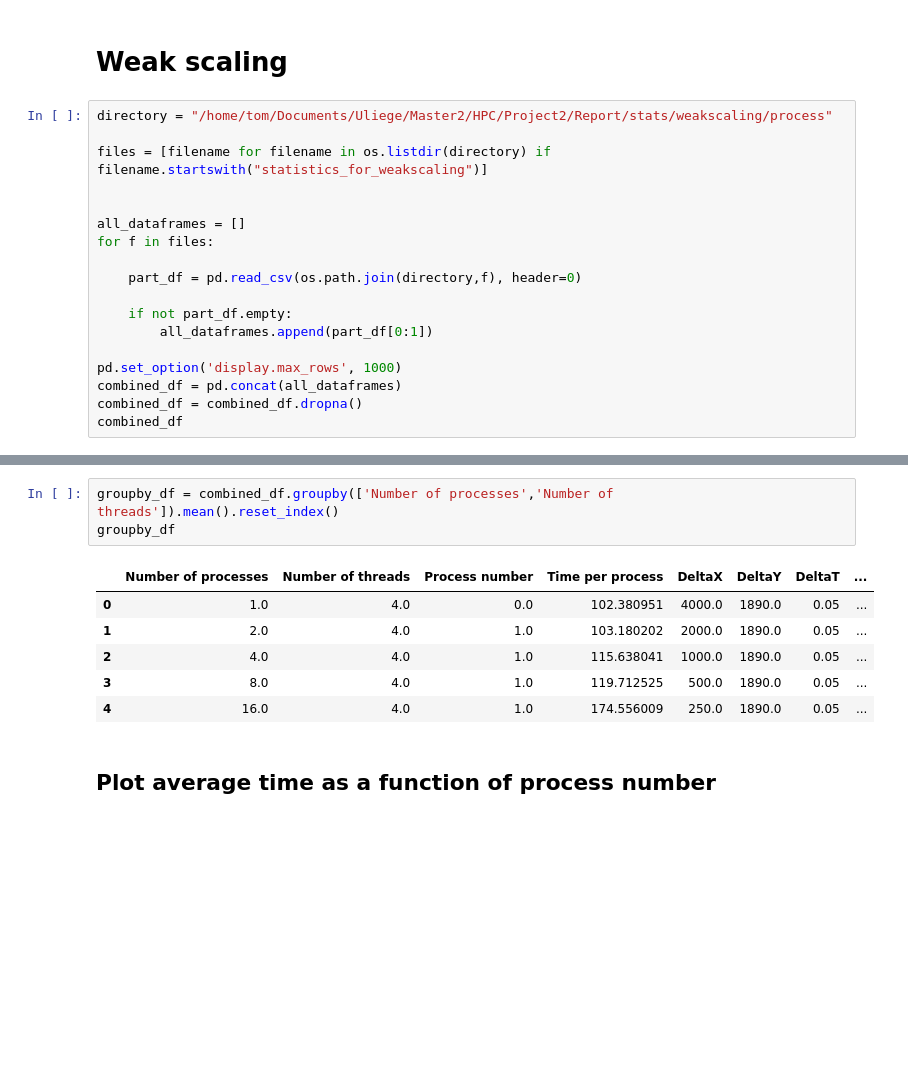
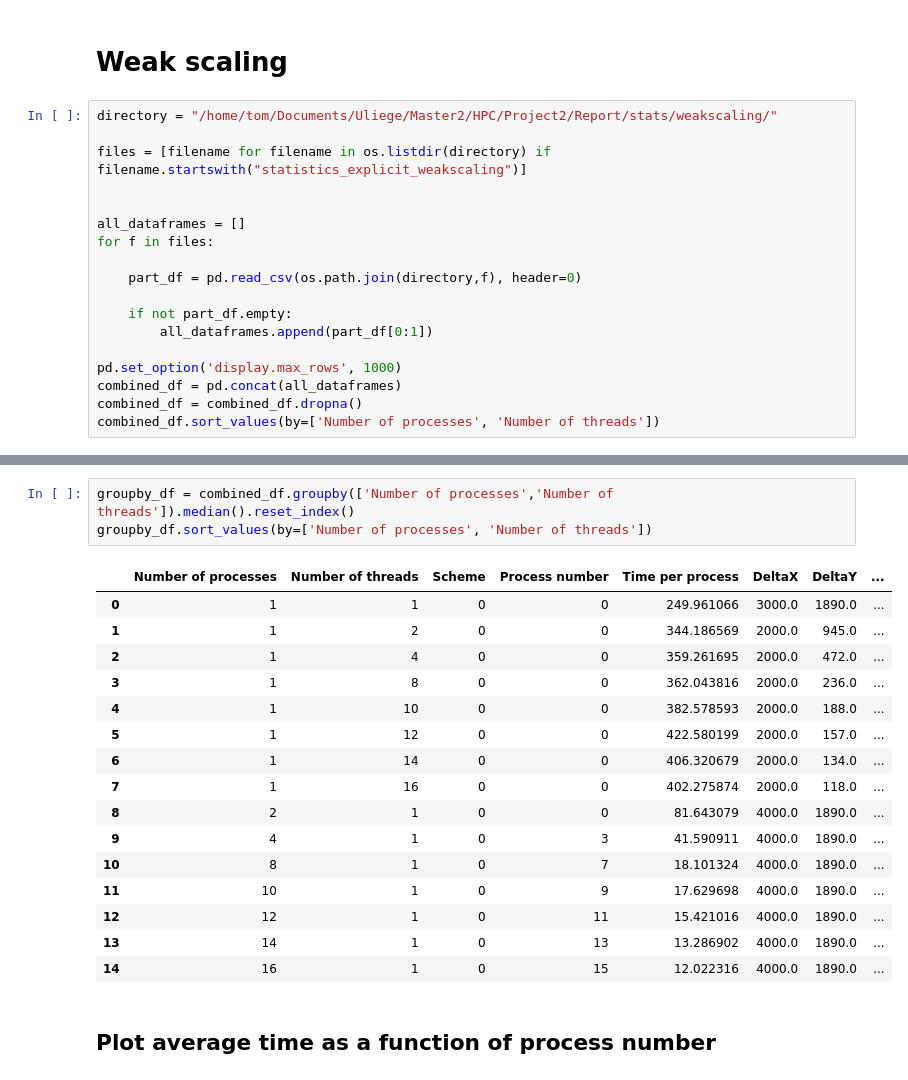
Before and after one commit to tcrasset/Wave-propagation, a Jupyter notebook: Scripts/plot.ipynb, the cells around one changed output, grey strips where cells are left out. Drawn from its saved outputs; the diff is of its cells as text; blank space fills up the shorter version.

```diff
--- a/Scripts/plot.ipynb
+++ b/Scripts/plot.ipynb
@@ -328,9 +184,9 @@ fig_speedup.savefig("Speedup_threads_processes_detail.svg")
 # %% [markdown]
 # Weak scaling
 # %%
-directory = "/home/tom/Documents/Uliege/Master2/HPC/Project2/Report/stats/weakscaling/process"
+directory = "/home/tom/Documents/Uliege/Master2/HPC/Project2/Report/stats/weakscaling/"
 
-files = [filename for filename in os.listdir(directory) if filename.startswith("statistics_for_weakscaling")]
+files = [filename for filename in os.listdir(directory) if filename.startswith("statistics_explicit_weakscaling")]
 
 
 all_dataframes = []
@@ -344,6 +200,6 @@ for f in files:
 pd.set_option('display.max_rows', 1000)
 combined_df = pd.concat(all_dataframes)
 combined_df = combined_df.dropna()
-combined_df
+combined_df.sort_values(by=['Number of processes', 'Number of threads'])
 # %% [output]
 |  | Scheme | Process number | Number of processes | Number of threads | Time per process | DeltaX | DeltaY | ... |
@@ -366,13 +222,23 @@ combined_df
 # %%
-groupby_df = combined_df.groupby(['Number of processes','Number of threads']).mean().reset_index()
-groupby_df
+groupby_df = combined_df.groupby(['Number of processes','Number of threads']).median().reset_index()
+groupby_df.sort_values(by=['Number of processes', 'Number of threads'])
 # %% [output]
-|  | Number of processes | Number of threads | Process number | Time per process | DeltaX | DeltaY | DeltaT | ... |
-| 0 | 1.0 | 4.0 | 0.0 | 102.380951 | 4000.0 | 1890.0 | 0.05 | ... |
-| 1 | 2.0 | 4.0 | 1.0 | 103.180202 | 2000.0 | 1890.0 | 0.05 | ... |
-| 2 | 4.0 | 4.0 | 1.0 | 115.638041 | 1000.0 | 1890.0 | 0.05 | ... |
-| 3 | 8.0 | 4.0 | 1.0 | 119.712525 | 500.0 | 1890.0 | 0.05 | ... |
-| 4 | 16.0 | 4.0 | 1.0 | 174.556009 | 250.0 | 1890.0 | 0.05 | ... |
+|  | Number of processes | Number of threads | Scheme | Process number | Time per process | DeltaX | DeltaY | ... |
+| 0 | 1 | 1 | 0 | 0 | 249.961066 | 3000.0 | 1890.0 | ... |
+| 1 | 1 | 2 | 0 | 0 | 344.186569 | 2000.0 | 945.0 | ... |
+| 2 | 1 | 4 | 0 | 0 | 359.261695 | 2000.0 | 472.0 | ... |
+| 3 | 1 | 8 | 0 | 0 | 362.043816 | 2000.0 | 236.0 | ... |
+| 4 | 1 | 10 | 0 | 0 | 382.578593 | 2000.0 | 188.0 | ... |
+| 5 | 1 | 12 | 0 | 0 | 422.580199 | 2000.0 | 157.0 | ... |
+| 6 | 1 | 14 | 0 | 0 | 406.320679 | 2000.0 | 134.0 | ... |
+| 7 | 1 | 16 | 0 | 0 | 402.275874 | 2000.0 | 118.0 | ... |
+| 8 | 2 | 1 | 0 | 0 | 81.643079 | 4000.0 | 1890.0 | ... |
+| 9 | 4 | 1 | 0 | 3 | 41.590911 | 4000.0 | 1890.0 | ... |
+| 10 | 8 | 1 | 0 | 7 | 18.101324 | 4000.0 | 1890.0 | ... |
+| 11 | 10 | 1 | 0 | 9 | 17.629698 | 4000.0 | 1890.0 | ... |
+| 12 | 12 | 1 | 0 | 11 | 15.421016 | 4000.0 | 1890.0 | ... |
+| 13 | 14 | 1 | 0 | 13 | 13.286902 | 4000.0 | 1890.0 | ... |
+| 14 | 16 | 1 | 0 | 15 | 12.022316 | 4000.0 | 1890.0 | ... |
 # %% [markdown]
 ## Plot average time as a function of process number
 # %%
```
Also changed, not shown: parts of 8 cells of this notebook.
